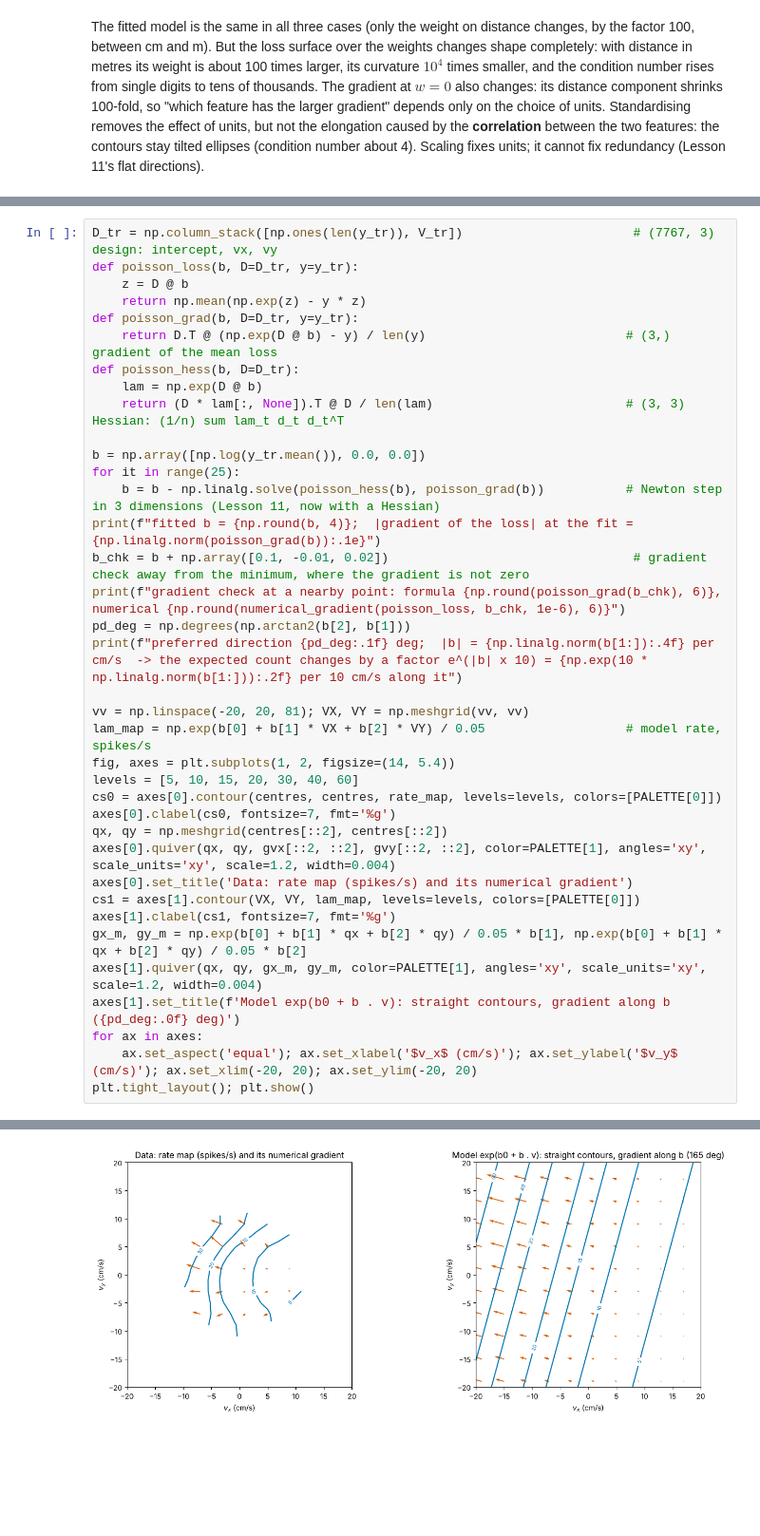
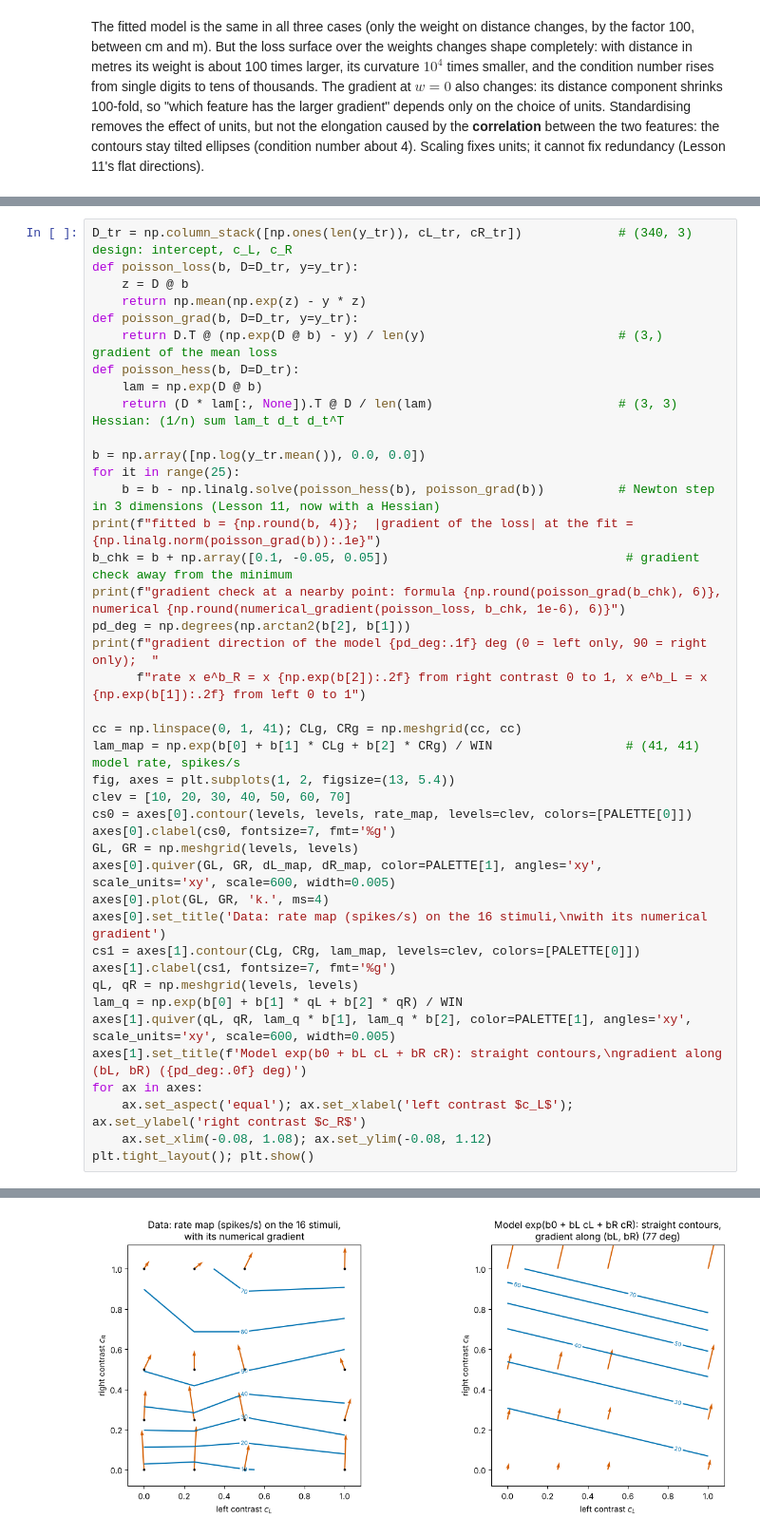
Before and after one commit to peter-adepoju/math-neuro-ml, a Jupyter notebook: week4/lesson14/Lesson14_Teaching_Notebook.ipynb, the cells around one changed output, grey strips where cells are left out. Shown at 95% size. Drawn from its saved outputs; the diff is of its cells as text; blank space fills up the shorter version.

```diff
--- a/week4/lesson14/Lesson14_Teaching_Notebook.ipynb
+++ b/week4/lesson14/Lesson14_Teaching_Notebook.ipynb
@@ -408,38 +416,42 @@ mean numerical gradient of the rate map: [-1.314  0.446] spikes/s per cm/s;  dir
 # %%
-D_tr = np.column_stack([np.ones(len(y_tr)), V_tr])                       # (7767, 3) design: intercept, vx, vy
+D_tr = np.column_stack([np.ones(len(y_tr)), cL_tr, cR_tr])             # (340, 3) design: intercept, c_L, c_R
 def poisson_loss(b, D=D_tr, y=y_tr):
     z = D @ b
     return np.mean(np.exp(z) - y * z)
 def poisson_grad(b, D=D_tr, y=y_tr):
-    return D.T @ (np.exp(D @ b) - y) / len(y)                           # (3,) gradient of the mean loss
+    return D.T @ (np.exp(D @ b) - y) / len(y)                          # (3,) gradient of the mean loss
 def poisson_hess(b, D=D_tr):
     lam = np.exp(D @ b)
-    return (D * lam[:, None]).T @ D / len(lam)                          # (3, 3) Hessian: (1/n) sum lam_t d_t d_t^T
+    return (D * lam[:, None]).T @ D / len(lam)                         # (3, 3) Hessian: (1/n) sum lam_t d_t d_t^T
 
 b = np.array([np.log(y_tr.mean()), 0.0, 0.0])
 for it in range(25):
-    b = b - np.linalg.solve(poisson_hess(b), poisson_grad(b))           # Newton step in 3 dimensions (Lesson 11, now with a Hessian)
+    b = b - np.linalg.solve(poisson_hess(b), poisson_grad(b))          # Newton step in 3 dimensions (Lesson 11, now with a Hessian)
 print(f"fitted b = {np.round(b, 4)};  |gradient of the loss| at the fit = {np.linalg.norm(poisson_grad(b)):.1e}")
-b_chk = b + np.array([0.1, -0.01, 0.02])                                 # gradient check away from the minimum, where the gradient is not zero
+b_chk = b + np.array([0.1, -0.05, 0.05])                                # gradient check away from the minimum
 print(f"gradient check at a nearby point: formula {np.round(poisson_grad(b_chk), 6)}, numerical {np.round(numerical_gradient(poisson_loss, b_chk, 1e-6), 6)}")
 pd_deg = np.degrees(np.arctan2(b[2], b[1]))
-print(f"preferred direction {pd_deg:.1f} deg;  |b| = {np.linalg.norm(b[1:]):.4f} per cm/s  -> the expected count changes by a factor e^(|b| x 10) = {np.exp(10 * np.linalg.norm(b[1:])):.2f} per 10 cm/s along it")
+print(f"gradient direction of the model {pd_deg:.1f} deg (0 = left only, 90 = right only);  "
+      f"rate x e^b_R = x {np.exp(b[2]):.2f} from right contrast 0 to 1, x e^b_L = x {np.exp(b[1]):.2f} from left 0 to 1")
 
-vv = np.linspace(-20, 20, 81); VX, VY = np.meshgrid(vv, vv)
-lam_map = np.exp(b[0] + b[1] * VX + b[2] * VY) / 0.05                   # model rate, spikes/s
-fig, axes = plt.subplots(1, 2, figsize=(14, 5.4))
-levels = [5, 10, 15, 20, 30, 40, 60]
-cs0 = axes[0].contour(centres, centres, rate_map, levels=levels, colors=[PALETTE[0]])
+cc = np.linspace(0, 1, 41); CLg, CRg = np.meshgrid(cc, cc)
+lam_map = np.exp(b[0] + b[1] * CLg + b[2] * CRg) / WIN                  # (41, 41) model rate, spikes/s
+fig, axes = plt.subplots(1, 2, figsize=(13, 5.4))
+clev = [10, 20, 30, 40, 50, 60, 70]
+cs0 = axes[0].contour(levels, levels, rate_map, levels=clev, colors=[PALETTE[0]])
 axes[0].clabel(cs0, fontsize=7, fmt='%g')
-qx, qy = np.meshgrid(centres[::2], centres[::2])
-axes[0].quiver(qx, qy, gvx[::2, ::2], gvy[::2, ::2], color=PALETTE[1], angles='xy', scale_units='xy', scale=1.2, width=0.004)
-axes[0].set_title('Data: rate map (spikes/s) and its numerical gradient')
-cs1 = axes[1].contour(VX, VY, lam_map, levels=levels, colors=[PALETTE[0]])
+GL, GR = np.meshgrid(levels, levels)
+axes[0].quiver(GL, GR, dL_map, dR_map, color=PALETTE[1], angles='xy', scale_units='xy', scale=600, width=0.005)
+axes[0].plot(GL, GR, 'k.', ms=4)
+axes[0].set_title('Data: rate map (spikes/s) on the 16 stimuli,\nwith its numerical gradient')
+cs1 = axes[1].contour(CLg, CRg, lam_map, levels=clev, colors=[PALETTE[0]])
 axes[1].clabel(cs1, fontsize=7, fmt='%g')
-gx_m, gy_m = np.exp(b[0] + b[1] * qx + b[2] * qy) / 0.05 * b[1], np.exp(b[0] + b[1] * qx + b[2] * qy) / 0.05 * b[2]
-axes[1].quiver(qx, qy, gx_m, gy_m, color=PALETTE[1], angles='xy', scale_units='xy', scale=1.2, width=0.004)
-axes[1].set_title(f'Model exp(b0 + b . v): straight contours, gradient along b ({pd_deg:.0f} deg)')
+qL, qR = np.meshgrid(levels, levels)
+lam_q = np.exp(b[0] + b[1] * qL + b[2] * qR) / WIN
+axes[1].quiver(qL, qR, lam_q * b[1], lam_q * b[2], color=PALETTE[1], angles='xy', scale_units='xy', scale=600, width=0.005)
+axes[1].set_title(f'Model exp(b0 + bL cL + bR cR): straight contours,\ngradient along (bL, bR) ({pd_deg:.0f} deg)')
 for ax in axes:
-    ax.set_aspect('equal'); ax.set_xlabel('$v_x$ (cm/s)'); ax.set_ylabel('$v_y$ (cm/s)'); ax.set_xlim(-20, 20); ax.set_ylim(-20, 20)
+    ax.set_aspect('equal'); ax.set_xlabel('left contrast $c_L$'); ax.set_ylabel('right contrast $c_R$')
+    ax.set_xlim(-0.08, 1.08); ax.set_ylim(-0.08, 1.12)
 plt.tight_layout(); plt.show()
 # %% [output]
@@ -449,2 +461,2 @@ preferred direction 164.9 deg;  |b| = 0.0740 per cm/s  -> the expected count cha
-[figure, old version]
+[figure, new version]
 # %% [markdown]
```
Also changed, not shown: parts of 14 cells of this notebook, 1 other file.
